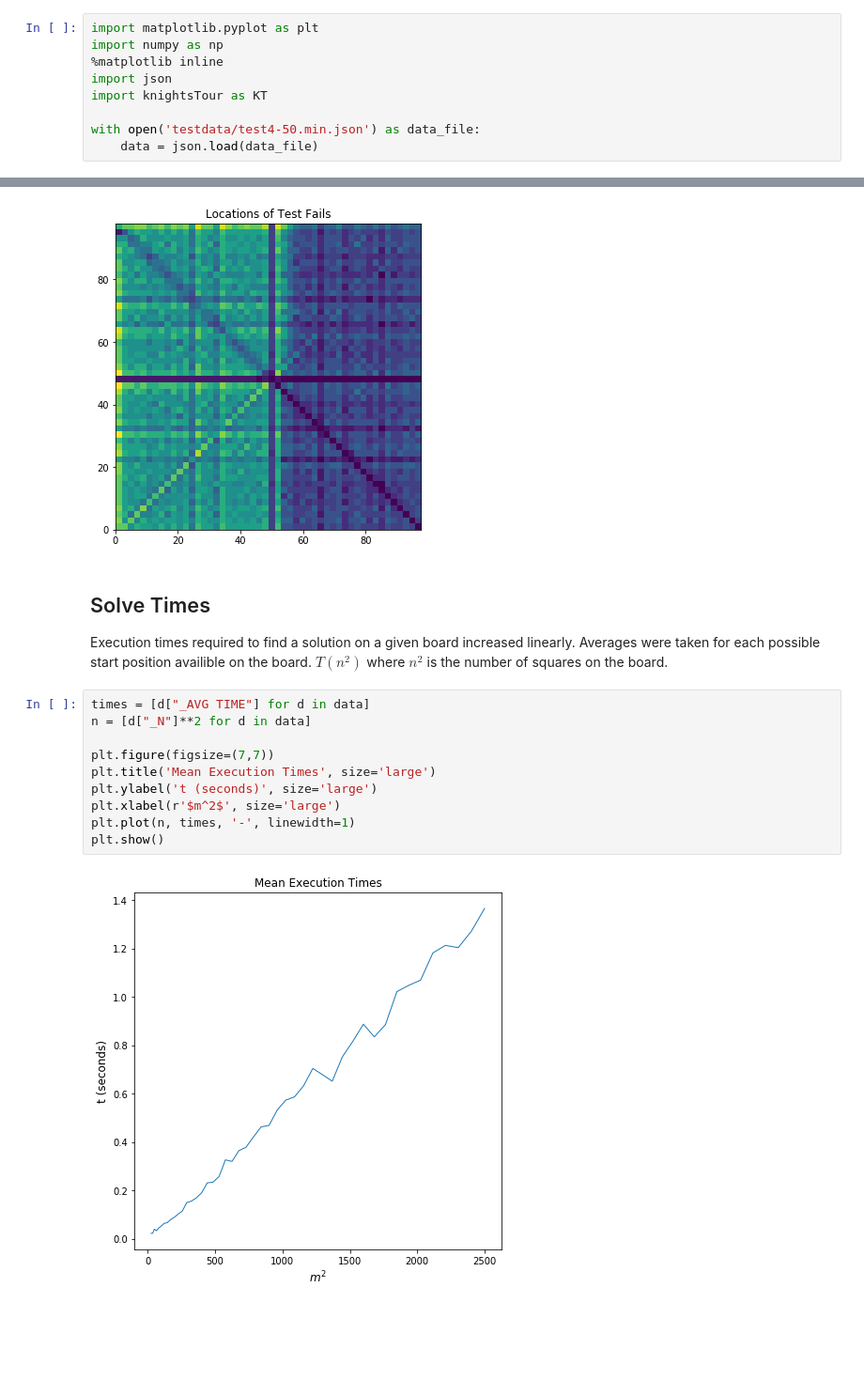
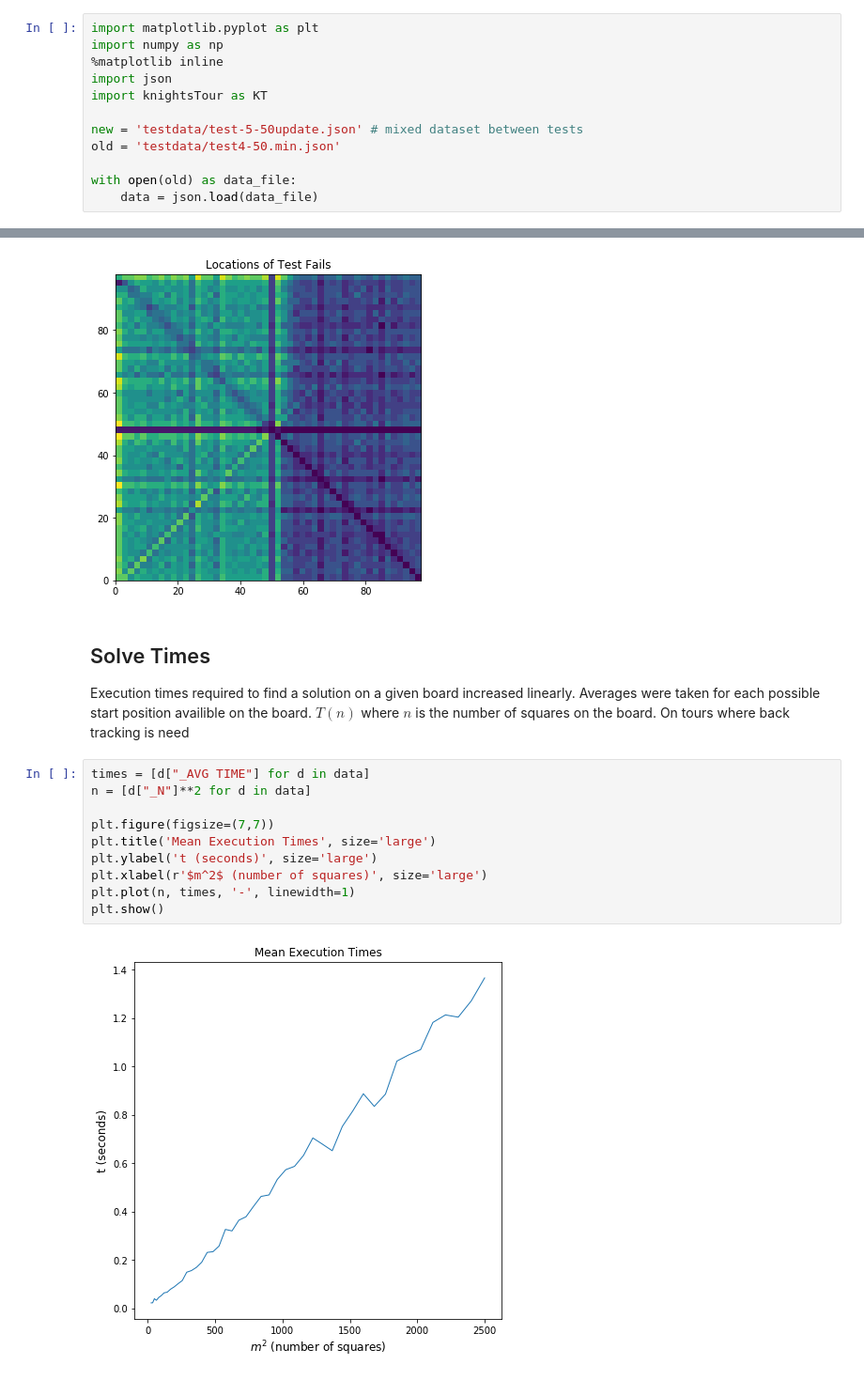
Before and after one commit to winstonjay/knightsTour, a Jupyter notebook: analysis.ipynb, the cells around one changed output, grey strips where cells are left out. Shown at 94% size. Saved outputs shown, nothing was run; the diff lists cells and outputs as text; blank space fills up the shorter version.

```diff
--- a/analysis.ipynb
+++ b/analysis.ipynb
@@ -16,6 +25,9 @@ import numpy as np
 import json
 import knightsTour as KT
 
-with open('testdata/test4-50.min.json') as data_file:
+new = 'testdata/test-5-50update.json' # mixed dataset between tests
+old = 'testdata/test4-50.min.json'
+
+with open(old) as data_file:
     data = json.load(data_file)
 # %%
@@ -124,16 +129,16 @@ plt.show()
 # %% [markdown]
 ## Solve Times
 
-Execution times required to find a solution on a given board increased linearly. Averages were taken for each possible start position availible on the board. $T(n^2)$ where $n^2$ is the number of squares on the board.
+Execution times required to find a solution on a given board increased linearly. Averages were taken for each possible start position availible on the board. $T(n)$ where $n$ is the number of squares on the board. On tours where back tracking is need
 # %%
 times = [d["_AVG TIME"] for d in data]
 n = [d["_N"]**2 for d in data]
 
 plt.figure(figsize=(7,7))
 plt.title('Mean Execution Times', size='large')
 plt.ylabel('t (seconds)', size='large')
-plt.xlabel(r'$m^2$', size='large')
+plt.xlabel(r'$m^2$ (number of squares)', size='large')
 plt.plot(n, times, '-', linewidth=1)
 plt.show()
 # %% [output]
-[figure, old version]
+[figure, new version]
```
Also changed, not shown: parts of 10 cells of this notebook, 2 other files.
